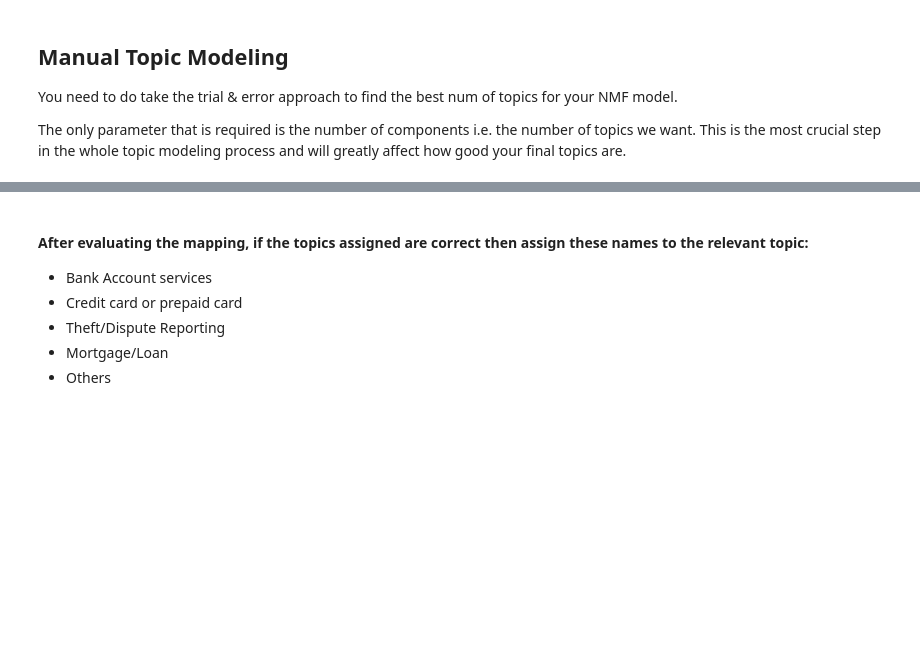
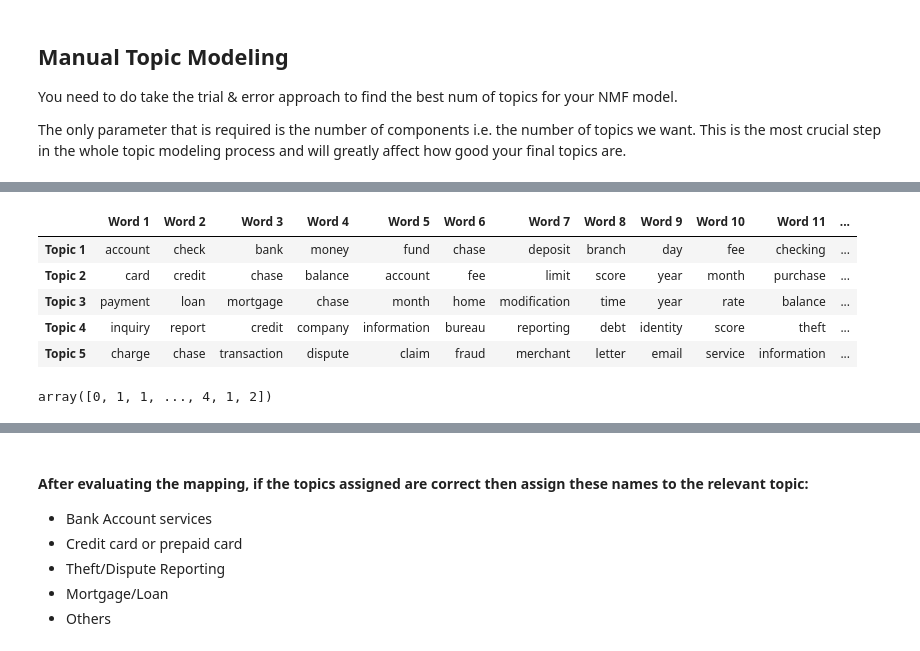
Before and after one commit to Aswani-ReddyKV/Automatic_Ticket_Classification, a Jupyter notebook: Automatic_Ticket_Classification_Assignment.ipynb, the cells around one changed output, grey strips where cells are left out. Saved outputs shown, nothing was run; the diff lists cells and outputs as text; code cells hidden in the pictures; blank space fills up the shorter version.

```diff
--- a/Automatic_Ticket_Classification_Assignment.ipynb
+++ b/Automatic_Ticket_Classification_Assignment.ipynb
@@ -430,4 +450,31 @@ len(tfidf.get_feature_names())
+# %%
+def top_words(topic, n_top_words):
+    return topic.argsort()[:-n_top_words - 1:-1]
+
+# Funtion to remove duplicate words
+def unique_words(text):
+    ulist = []
+    [ulist.append(x) for x in text if x not in ulist]
+    return ulist
+
+# Cleaning up the top words to create topic summaries
+topic_words_df['topics'] = topic_words_df.apply(lambda x: [' '.join(x)], axis=1) # Joining each word into a list
+topic_words_df['topics'] = topic_words_df['topics'].apply(lambda x: unique_words(x))  # Removing duplicate words
+topic_words_df['topics'] = topic_words_df['topics'].str[0]  # Removing the list brackets
+
+topic_words_df
+# %% [output]
+|  | Word 1 | Word 2 | Word 3 | Word 4 | Word 5 | Word 6 | Word 7 | Word 8 | Word 9 | Word 10 | Word 11 | ... |
+| Topic 1 | account | check | bank | money | fund | chase | deposit | branch | day | fee | checking | ... |
+| Topic 2 | card | credit | chase | balance | account | fee | limit | score | year | month | purchase | ... |
+| Topic 3 | payment | loan | mortgage | chase | month | home | modification | time | year | rate | balance | ... |
+| Topic 4 | inquiry | report | credit | company | information | bureau | reporting | debt | identity | score | theft | ... |
+| Topic 5 | charge | chase | transaction | dispute | claim | fraud | merchant | letter | email | service | information | ... |
 # %%
 #Create the best topic for each complaint in terms of integer value 0,1,2,3 & 4
+topic_values = nmf_model.transform(dtm)
+topic_values.argmax(axis=1)
+# %% [output]
+array([0, 1, 1, ..., 4, 1, 2])
 # %%
 #Assign the best topic to each of the cmplaints in Topic Column
```
Also changed, not shown: parts of 16 cells of this notebook.
